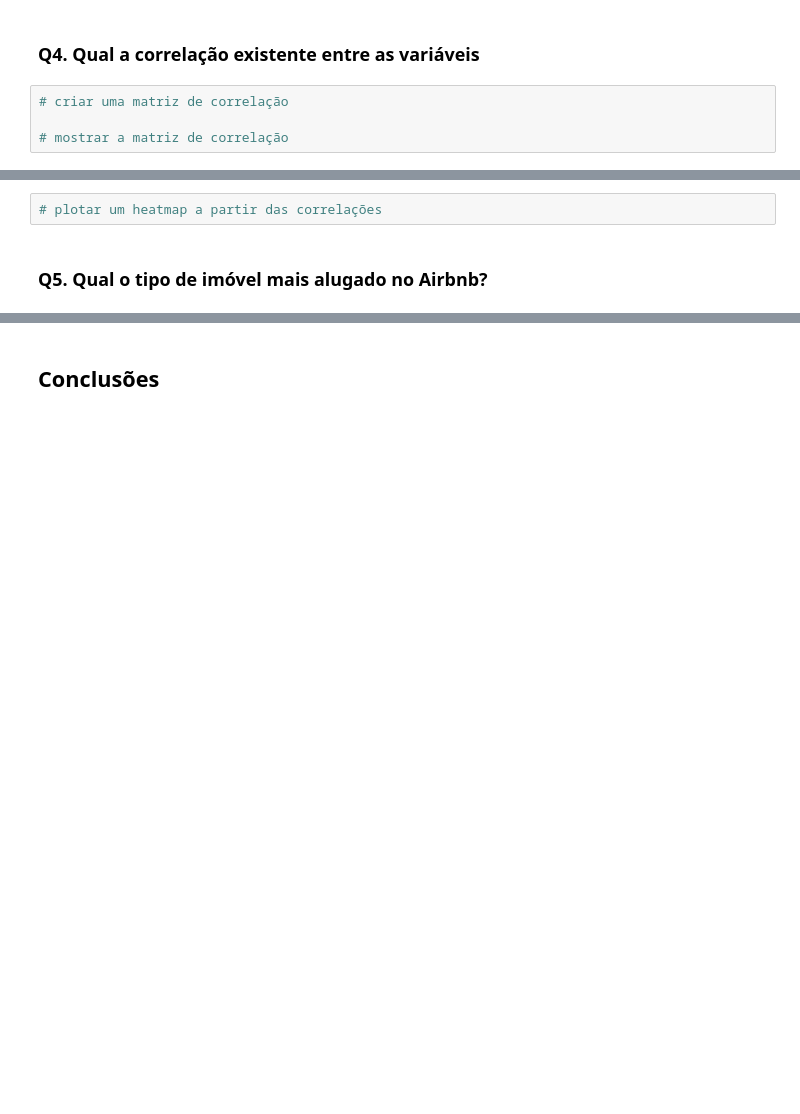
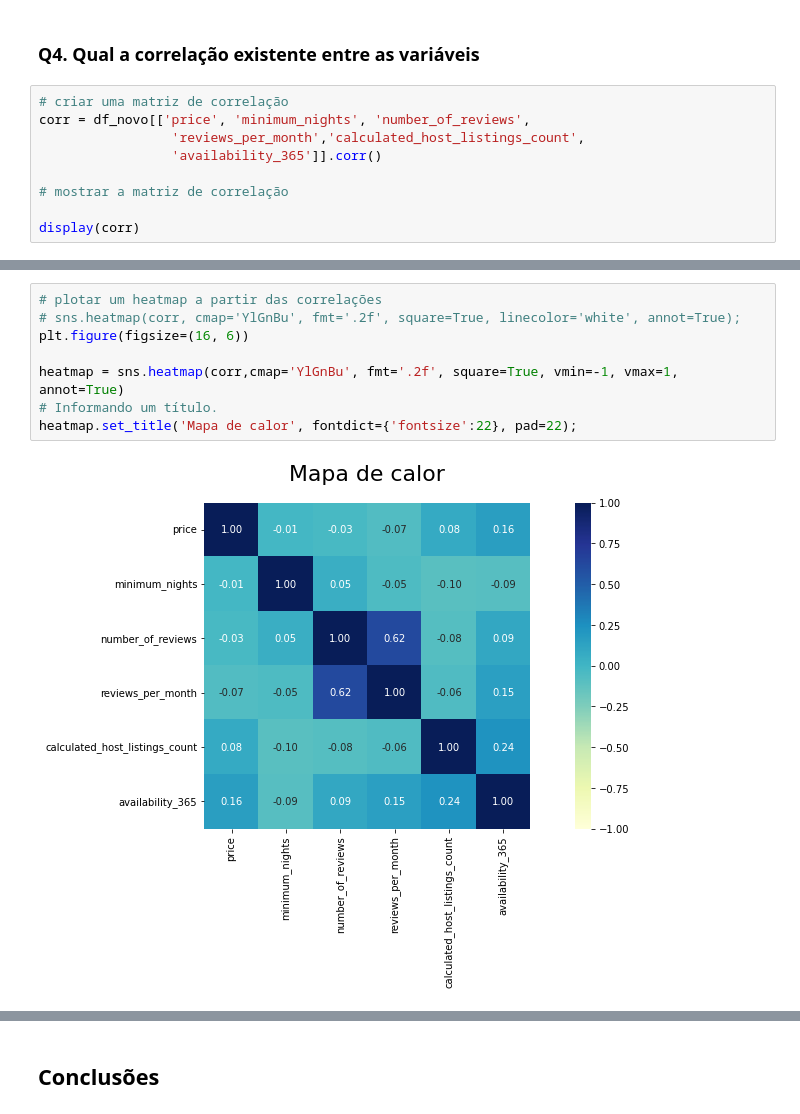
Before and after one commit to israelruiz2005/Analisando_os_Dados_do_Airbnb_Barcelona, a Jupyter notebook: Analisando_os_Dados_do_Airbnb_Barcelona.ipynb, the cells around one changed output, grey strips where cells are left out. Cells and saved outputs as stored; diff of their text form; blank space fills up the shorter version.

```diff
--- a/Analisando_os_Dados_do_Airbnb_Barcelona.ipynb
+++ b/Analisando_os_Dados_do_Airbnb_Barcelona.ipynb
@@ -187,5 +227,10 @@ df[['price', 'minimum_nights', 'number_of_reviews', 'reviews_per_month',
 ### **Q4. Qual a correlação existente entre as variáveis**
 # %%
 # criar uma matriz de correlação
+corr = df_novo[['price', 'minimum_nights', 'number_of_reviews',
+                 'reviews_per_month','calculated_host_listings_count',
+                 'availability_365']].corr()
 
 # mostrar a matriz de correlação
+
+display(corr)
@@ -192,4 +245,10 @@ df[['price', 'minimum_nights', 'number_of_reviews', 'reviews_per_month',
-# %%
-# plotar um heatmap a partir das correlações
-# %% [markdown]
-### **Q5. Qual o tipo de imóvel mais alugado no Airbnb?**
+# %%
+# plotar um heatmap a partir das correlações
+# sns.heatmap(corr, cmap='YlGnBu', fmt='.2f', square=True, linecolor='white', annot=True);
+plt.figure(figsize=(16, 6))
+
+heatmap = sns.heatmap(corr,cmap='YlGnBu', fmt='.2f', square=True, vmin=-1, vmax=1, annot=True)
+# Informando um título.
+heatmap.set_title('Mapa de calor', fontdict={'fontsize':22}, pad=22);
+# %% [output]
+[figure, added]
```
Also changed, not shown: parts of 26 cells of this notebook.
